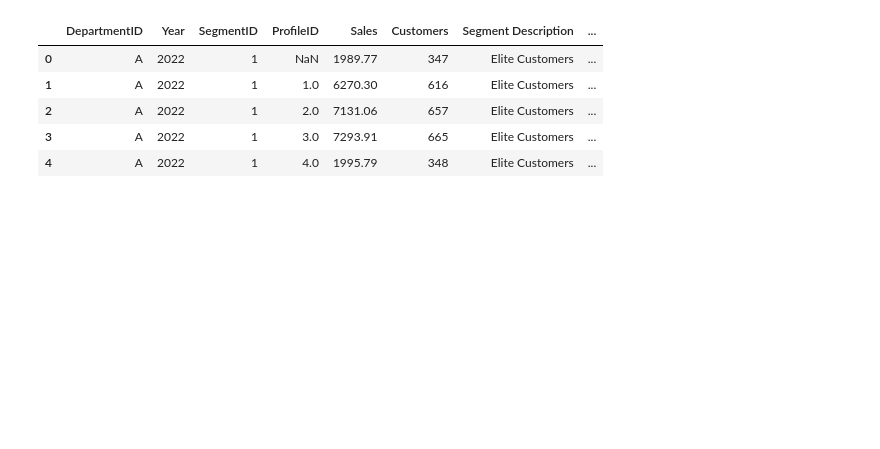
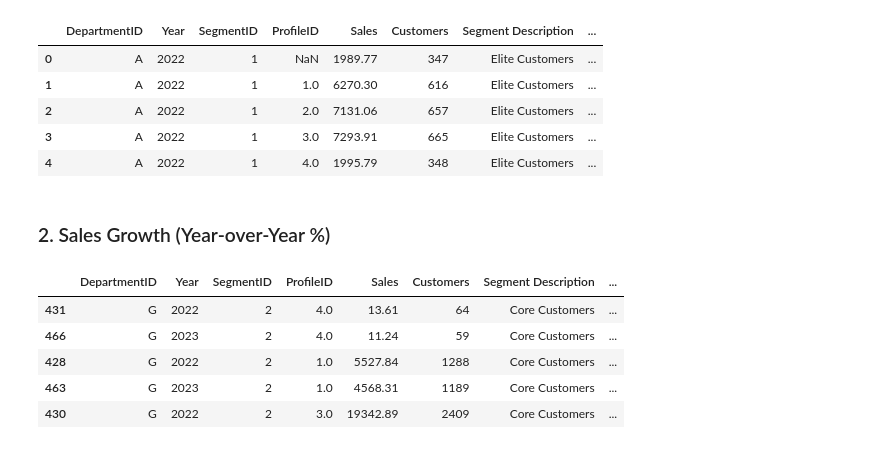
Before and after one commit to KoKoustav/acadia.io-internship-assessment, a Jupyter notebook: acadia_intern.ipynb, the cells around one changed output. Saved outputs shown, nothing was run; the diff lists cells and outputs as text; code cells hidden in the pictures; blank space fills up the shorter version.

```diff
--- a/acadia_intern.ipynb
+++ b/acadia_intern.ipynb
@@ -112,3 +114,5 @@ df_final.head()
 | 2 | A | 2022 | 1 | 2.0 | 7131.06 | 657 | Elite Customers | ... |
 | 3 | A | 2022 | 1 | 3.0 | 7293.91 | 665 | Elite Customers | ... |
 | 4 | A | 2022 | 1 | 4.0 | 1995.79 | 348 | Elite Customers | ... |
+# %% [markdown]
+### 2. Sales Growth (Year-over-Year %)
@@ -114,0 +128,9 @@ df_final.head()
+# %%
+df_final.head()
+# %% [output]
+|  | DepartmentID | Year | SegmentID | ProfileID | Sales | Customers | Segment Description | ... |
+| 431 | G | 2022 | 2 | 4.0 | 13.61 | 64 | Core Customers | ... |
+| 466 | G | 2023 | 2 | 4.0 | 11.24 | 59 | Core Customers | ... |
+| 428 | G | 2022 | 2 | 1.0 | 5527.84 | 1288 | Core Customers | ... |
+| 463 | G | 2023 | 2 | 1.0 | 4568.31 | 1189 | Core Customers | ... |
+| 430 | G | 2022 | 2 | 3.0 | 19342.89 | 2409 | Core Customers | ... |
```
Also changed, not shown: parts of 17 cells of this notebook, 1 other file.
